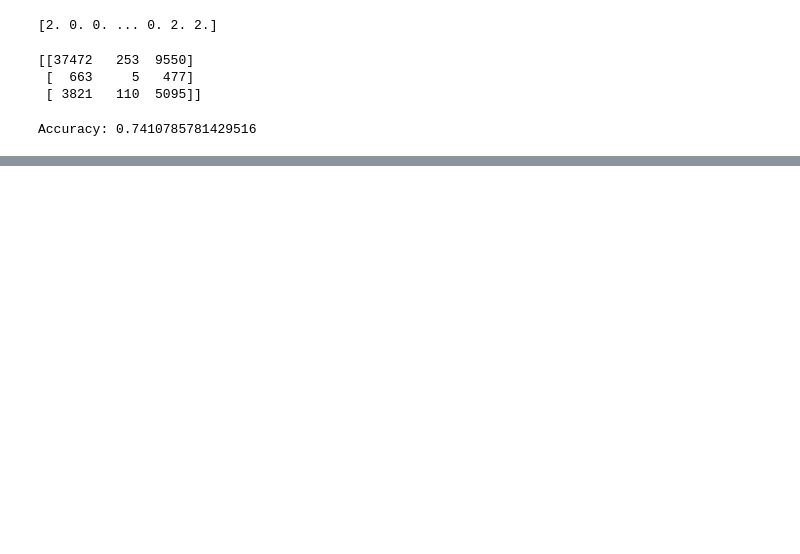
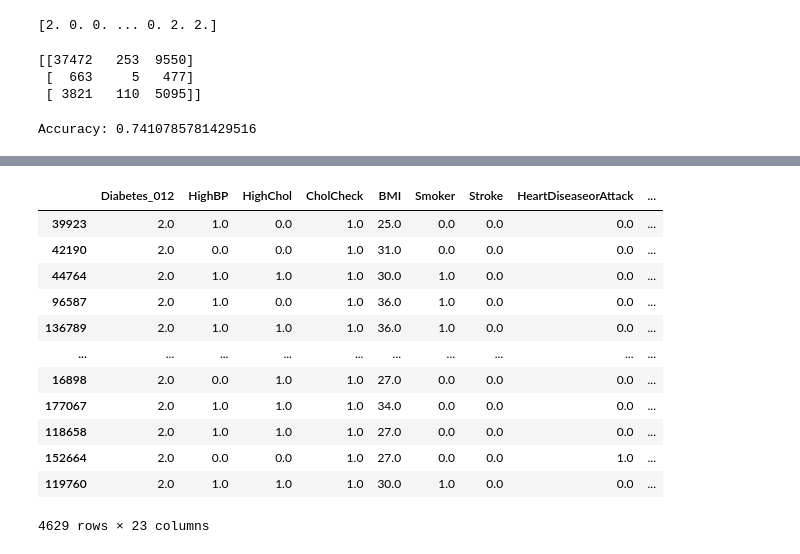
Before and after one commit to MehrdadGh1989/Diabete_Project, a Jupyter notebook: Diabetes_Project_With_Jupyter_MachineLearnin.ipynb, the cells around one changed output, grey strips where cells are left out. Saved outputs shown, nothing was run; the diff lists cells and outputs as text; code cells hidden in the pictures; blank space fills up the shorter version.

```diff
--- a/Diabetes_Project_With_Jupyter_MachineLearnin.ipynb
+++ b/Diabetes_Project_With_Jupyter_MachineLearnin.ipynb
@@ -162,0 +209,19 @@ Accuracy: 83.22042503807936 %
+# %%
+#Random Selecting of the above DataFrame (diabete_df)
+diabete_newsample_df = diabete_df_new.sample(n=4629,replace=False)
+diabete_newsample_df['Diabetes_012'].value_counts()
+diabete_newsample_df
+# %% [output]
+|  | Diabetes_012 | HighBP | HighChol | CholCheck | BMI | Smoker | Stroke | HeartDiseaseorAttack | ... |
+| 39923 | 2.0 | 1.0 | 0.0 | 1.0 | 25.0 | 0.0 | 0.0 | 0.0 | ... |
+| 42190 | 2.0 | 0.0 | 0.0 | 1.0 | 31.0 | 0.0 | 0.0 | 0.0 | ... |
+| 44764 | 2.0 | 1.0 | 1.0 | 1.0 | 30.0 | 1.0 | 0.0 | 0.0 | ... |
+| 96587 | 2.0 | 1.0 | 0.0 | 1.0 | 36.0 | 1.0 | 0.0 | 0.0 | ... |
+| 136789 | 2.0 | 1.0 | 1.0 | 1.0 | 36.0 | 1.0 | 0.0 | 0.0 | ... |
+| ... | ... | ... | ... | ... | ... | ... | ... | ... | ... |
+| 16898 | 2.0 | 0.0 | 1.0 | 1.0 | 27.0 | 0.0 | 0.0 | 0.0 | ... |
+| 177067 | 2.0 | 1.0 | 1.0 | 1.0 | 34.0 | 0.0 | 0.0 | 0.0 | ... |
+| 118658 | 2.0 | 1.0 | 1.0 | 1.0 | 27.0 | 0.0 | 0.0 | 0.0 | ... |
+| 152664 | 2.0 | 0.0 | 0.0 | 1.0 | 27.0 | 0.0 | 0.0 | 1.0 | ... |
+| 119760 | 2.0 | 1.0 | 1.0 | 1.0 | 30.0 | 1.0 | 0.0 | 0.0 | ... |
+4629 rows × 23 columns
```
Also changed, not shown: parts of 19 cells of this notebook.
